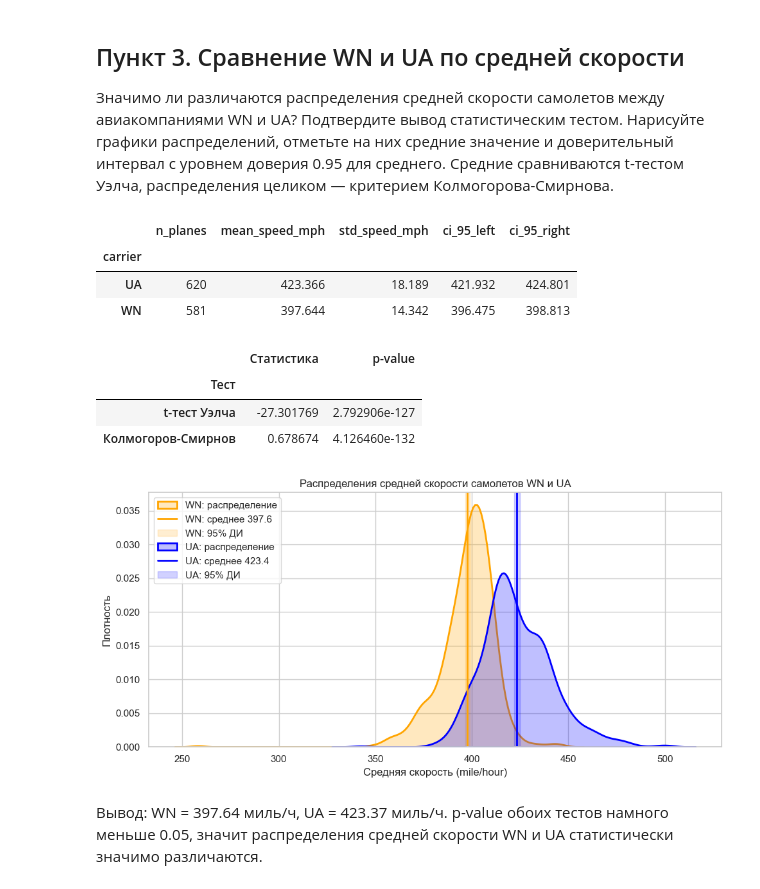
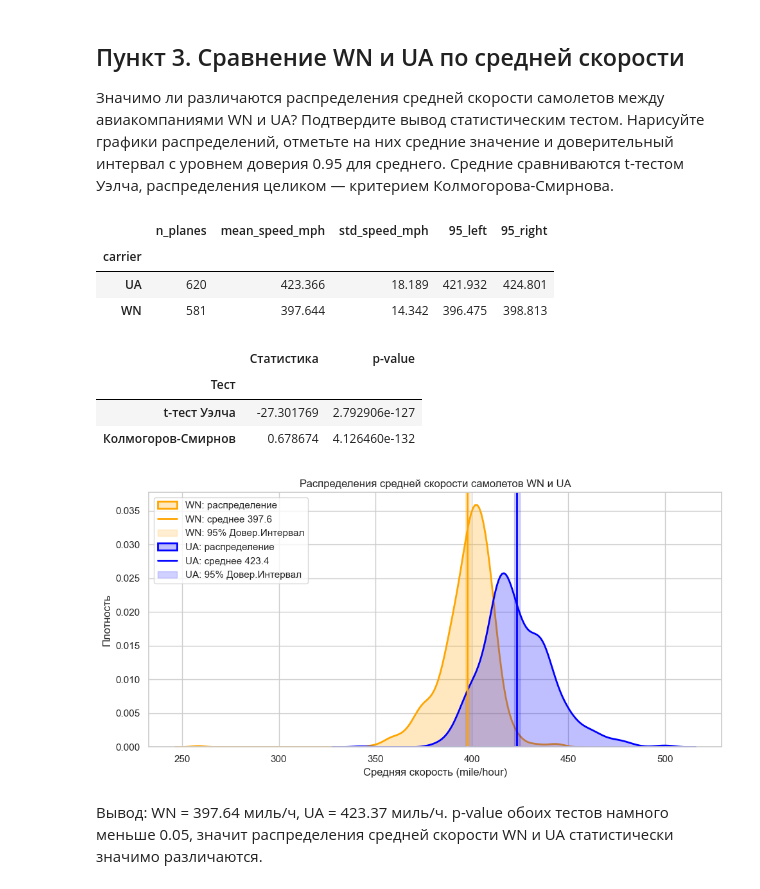
Before and after one commit to Cuperboy/MFK2026, a Jupyter notebook: Solution.ipynb, the cells around one changed output. Drawn from its saved outputs; the diff is of its cells as text; code cells hidden in the pictures.

```diff
--- a/Solution.ipynb
+++ b/Solution.ipynb
@@ -168,14 +168,14 @@ for carrier, part in carrier_plane_speed.groupby("carrier"):
         "n_planes": len(x),
         "mean_speed_mph": x.mean(),
         "std_speed_mph": x.std(ddof=1),
-        "ci_95_left": ci[0],
-        "ci_95_right": ci[1],
+        "95_left": ci[0],
+        "95_right": ci[1],
     })
 
 speed_summary = pd.DataFrame(rows).set_index("carrier")
 speed_summary.round(3)
 # %% [output]
-|  | n_planes | mean_speed_mph | std_speed_mph | ci_95_left | ci_95_right |
+|  | n_planes | mean_speed_mph | std_speed_mph | 95_left | 95_right |
 | carrier |  |  |  |  |  |
 | UA | 620 | 423.366 | 18.189 | 421.932 | 424.801 |
 | WN | 581 | 397.644 | 14.342 | 396.475 | 398.813 |
@@ -199,23 +199,23 @@ pd.DataFrame({
 # %%
 fig, ax = plt.subplots(figsize=(10, 5))
 colors = {"WN": "orange", "UA": "blue"}
 
 for carrier in ["WN", "UA"]:
     x = carrier_plane_speed.loc[carrier_plane_speed["carrier"] == carrier, "mean_speed"]
     mean = x.mean()
     ci = stats.t.interval(0.95, df=len(x) - 1, loc=mean, scale=stats.sem(x))
     sns.kdeplot(x=x, fill=True, alpha=0.25, linewidth=2, color=colors[carrier], label=f"{carrier}: распределение", ax=ax)
     ax.axvline(mean, color=colors[carrier], linewidth=2, label=f"{carrier}: среднее {mean:.1f}")
-    ax.axvspan(ci[0], ci[1], color=colors[carrier], alpha=0.18, label=f"{carrier}: 95% ДИ")
+    ax.axvspan(ci[0], ci[1], color=colors[carrier], alpha=0.18, label=f"{carrier}: 95% Довер.Интервал")
 
 ax.set_title("Распределения средней скорости самолетов WN и UA")
 ax.set_xlabel("Средняя скорость (mile/hour)")
 ax.set_ylabel("Плотность")
 ax.legend(loc="upper left")
 plt.tight_layout()
 plt.show()
 # %% [output]
-[figure, old version]
+[figure, new version]
 # %% [markdown]
 Вывод: WN = 397.64 миль/ч, UA = 423.37 миль/ч. p-value обоих тестов намного меньше 0.05, значит распределения средней скорости WN и UA статистически значимо различаются.
 # %% [markdown]
```
Also changed, not shown: parts of 1 cell of this notebook.
